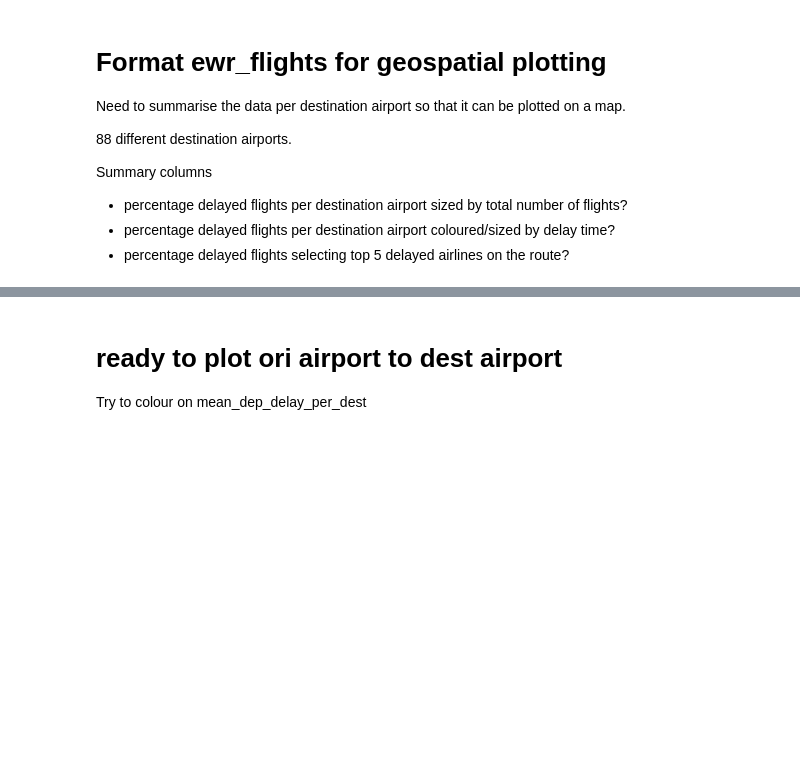
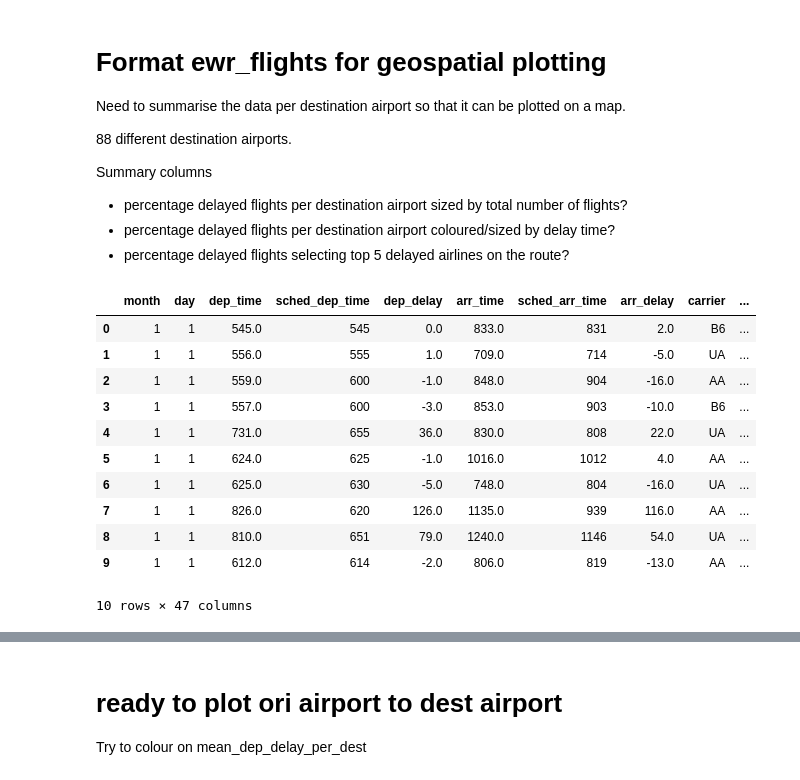
Before and after one commit to axbraae/final_project, a Jupyter notebook: analysis/Geospatial_analysis.ipynb, the cells around one changed output, grey strips where cells are left out. Cells and saved outputs as stored; diff of their text form; code cells hidden in the pictures; blank space fills up the shorter version.

```diff
--- a/analysis/Geospatial_analysis.ipynb
+++ b/analysis/Geospatial_analysis.ipynb
@@ -11,6 +11,6 @@ import seaborn as sns
 from matplotlib import pyplot as plt
 # %%
 flights_all = pd.read_csv('../data/clean_data/flights_data.csv', index_col=0)
-ewr_flights = flights_all.loc[(flights_all['origin'] == 'EWR')].copy()
+ewr_flights = flights_all.loc[(flights_all['origin'] == 'EWR')].copy().reset_index(drop = True)
 # %%
 ewr_flights.isna().sum()
@@ -25,6 +43,19 @@ Summary columns
 - percentage delayed flights per destination airport coloured/sized by delay time?
 - percentage delayed flights selecting top 5 delayed airlines on the route?
 # %%
-ewr_flights.head()
+ewr_flights.head(10)
+# %% [output]
+|  | month | day | dep_time | sched_dep_time | dep_delay | arr_time | sched_arr_time | arr_delay | carrier | ... |
+| 0 | 1 | 1 | 545.0 | 545 | 0.0 | 833.0 | 831 | 2.0 | B6 | ... |
+| 1 | 1 | 1 | 556.0 | 555 | 1.0 | 709.0 | 714 | -5.0 | UA | ... |
+| 2 | 1 | 1 | 559.0 | 600 | -1.0 | 848.0 | 904 | -16.0 | AA | ... |
+| 3 | 1 | 1 | 557.0 | 600 | -3.0 | 853.0 | 903 | -10.0 | B6 | ... |
+| 4 | 1 | 1 | 731.0 | 655 | 36.0 | 830.0 | 808 | 22.0 | UA | ... |
+| 5 | 1 | 1 | 624.0 | 625 | -1.0 | 1016.0 | 1012 | 4.0 | AA | ... |
+| 6 | 1 | 1 | 625.0 | 630 | -5.0 | 748.0 | 804 | -16.0 | UA | ... |
+| 7 | 1 | 1 | 826.0 | 620 | 126.0 | 1135.0 | 939 | 116.0 | AA | ... |
+| 8 | 1 | 1 | 810.0 | 651 | 79.0 | 1240.0 | 1146 | 54.0 | UA | ... |
+| 9 | 1 | 1 | 612.0 | 614 | -2.0 | 806.0 | 819 | -13.0 | AA | ... |
+10 rows × 47 columns
 # %%
 ewr_flights.columns
```
Also changed, not shown: parts of 33 cells of this notebook.
